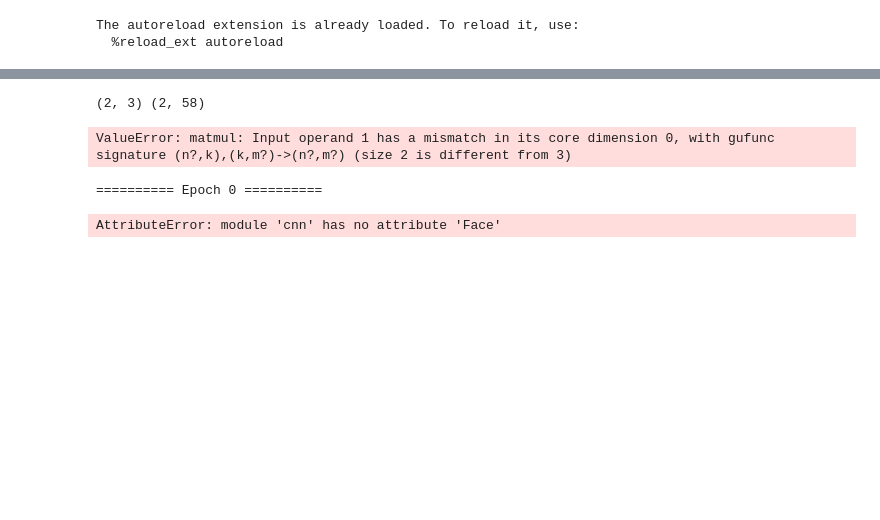
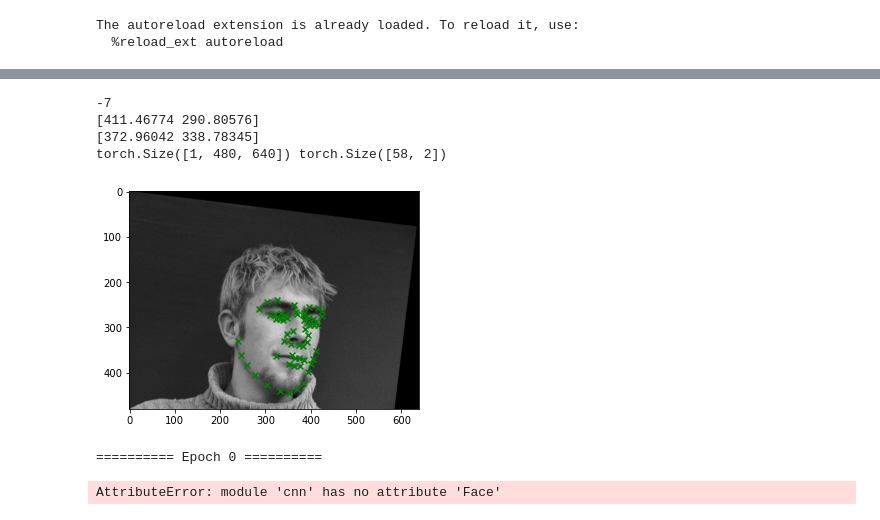
Before and after one commit to aprilsin/cs194-proj4, a Jupyter notebook: part2.ipynb, the cells around one changed output, grey strips where cells are left out. Drawn from its saved outputs; the diff is of its cells as text; code cells hidden in the pictures; blank space fills up the shorter version.

```diff
--- a/part2.ipynb
+++ b/part2.ipynb
@@ -63,11 +43,14 @@ SyntaxError: positional argument follows keyword argument
 # %%
 # Plotting a few input images and their face keypoints.
-sample = training_set[0]
+sample = training_set[3]
 image, points = sample
 show_keypoints(image, points)
 # %% [output]
-(2, 3) (2, 58)
+-7
+[411.46774 290.80576]
+[372.96042 338.78345]
+torch.Size([1, 480, 640]) torch.Size([58, 2])
-ValueError: matmul: Input operand 1 has a mismatch in its core dimension 0, with gufunc signature (n?,k),(k,m?)->(n?,m?) (size 2 is different from 3)
+[figure, added]
 # %%
 # Training and Testing
 
```
Also changed, not shown: parts of 1 cell of this notebook, 2 other files.
